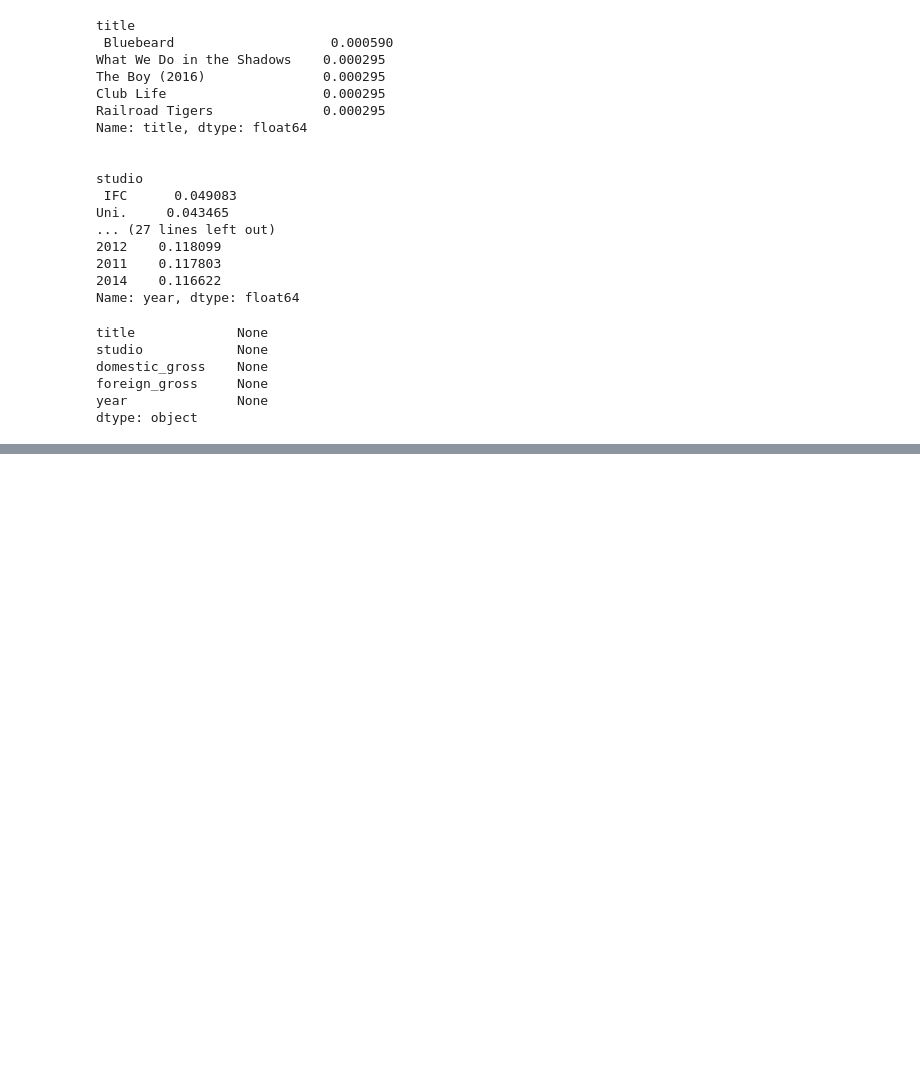
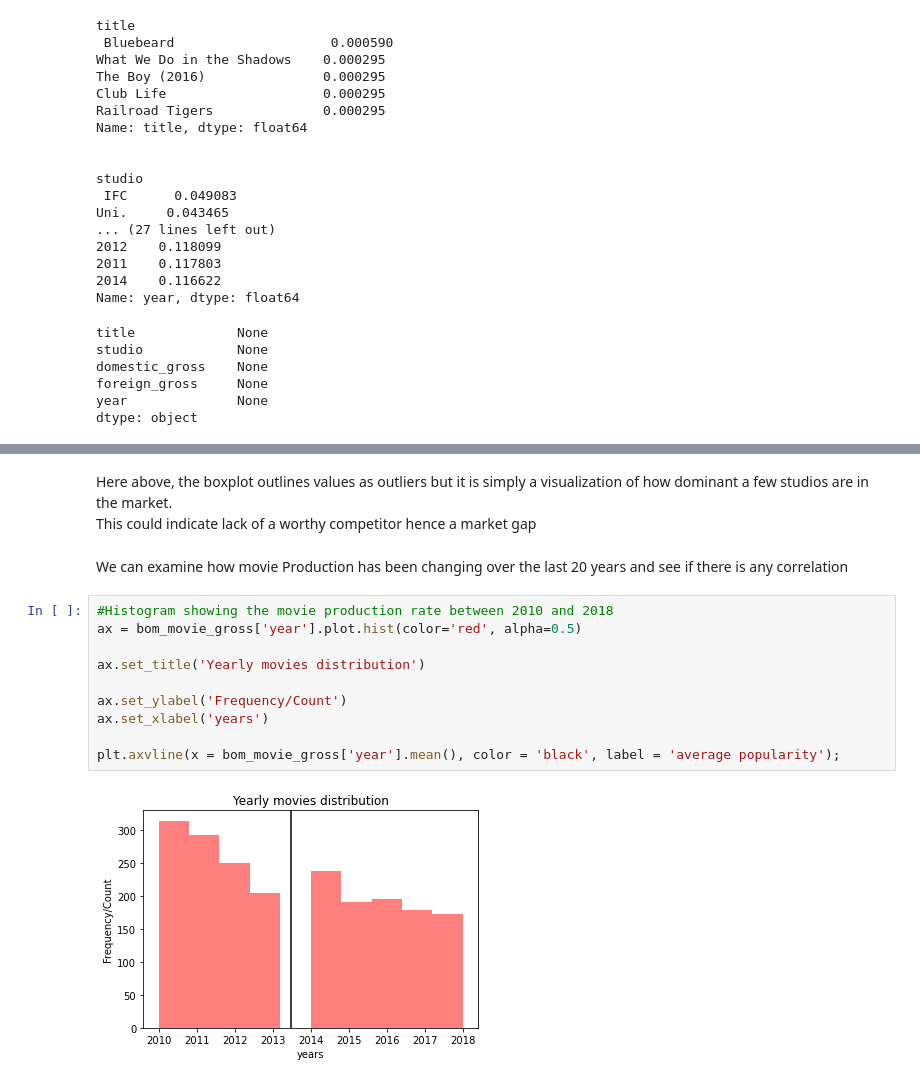
Before and after one commit to TyrionCodister/movie-dataset-analysis, a Jupyter notebook: student data proj.ipynb, the cells around one changed output, grey strips where cells are left out. Cells and saved outputs as stored; diff of their text form; blank space fills up the shorter version.

```diff
--- a/student data proj.ipynb
+++ b/student data proj.ipynb
@@ -468,0 +797,17 @@ bom_movie_gross.shape #shape of the dataset
+# %% [markdown]
+Here above, the boxplot outlines values as outliers but it is simply a visualization of how dominant a few studios are in the market.
+This could indicate lack of a worthy competitor hence a market gap
+# %% [markdown]
+We can examine how movie Production has been changing over the last 20 years and see if there is any correlation
+# %%
+#Histogram showing the movie production rate between 2010 and 2018
+ax = bom_movie_gross['year'].plot.hist(color='red', alpha=0.5)
+
+ax.set_title('Yearly movies distribution')
+
+ax.set_ylabel('Frequency/Count')
+ax.set_xlabel('years')
+
+plt.axvline(x = bom_movie_gross['year'].mean(), color = 'black', label = 'average popularity');
+# %% [output]
+[figure, added]
```
Also changed, not shown: parts of 64 cells of this notebook.
